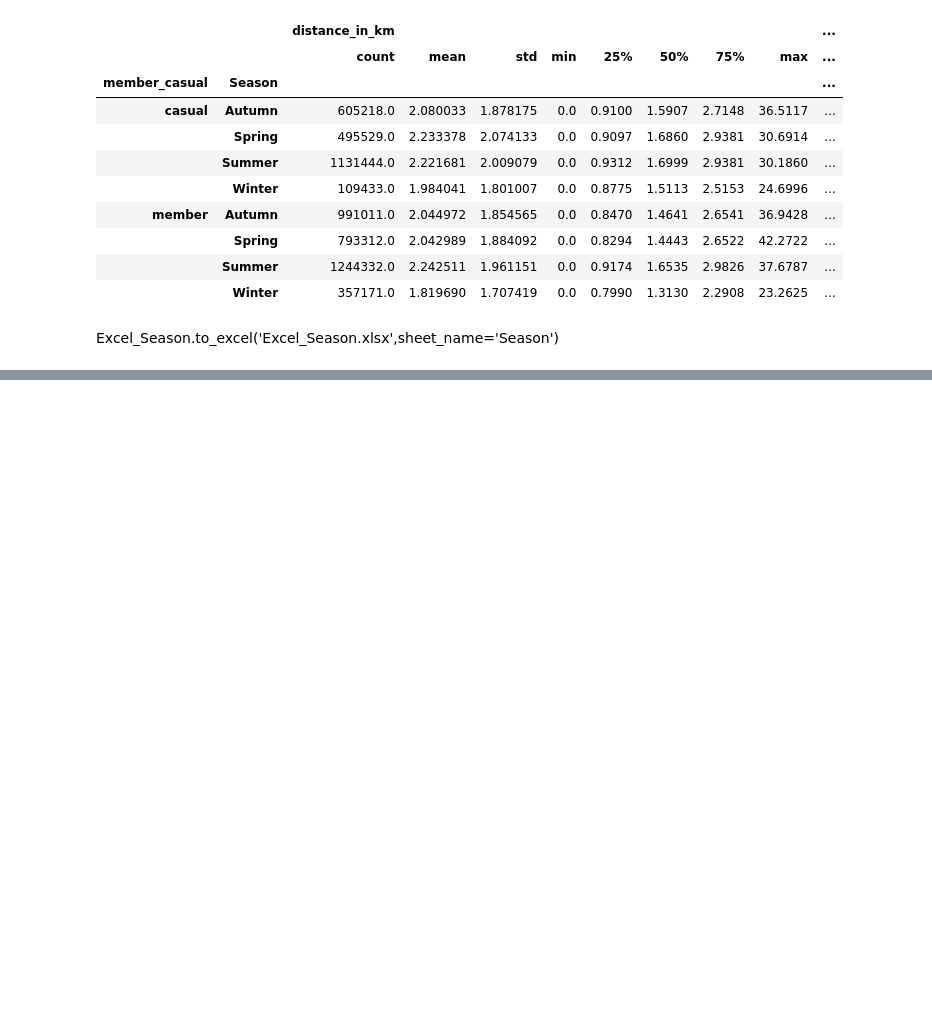
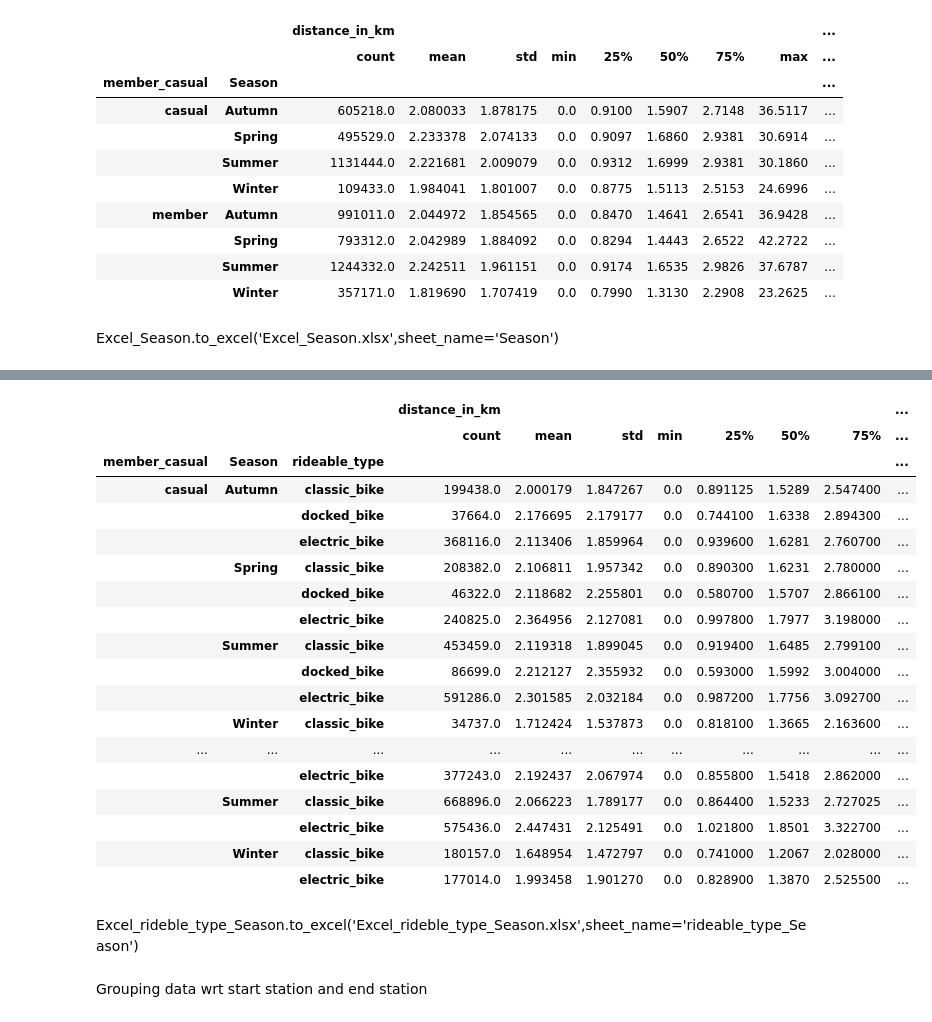
Before and after one commit to Sandeep962/Cyclistic-Bike-Sharing-Company-Case-Study, a Jupyter notebook: BikeSharingDataExploratoryAnalysis1.ipynb, the cells around one changed output, grey strips where cells are left out. Cells and saved outputs as stored; diff of their text form; code cells hidden in the pictures; blank space fills up the shorter version.

```diff
--- a/BikeSharingDataExploratoryAnalysis1.ipynb
+++ b/BikeSharingDataExploratoryAnalysis1.ipynb
@@ -503,3 +579,33 @@ Excel_Season.to_excel('Excel_Season.xlsx',sheet_name='Season')
+# %%
+member_casual_grouped_rideable_type_Season = cleaned_data.groupby(["member_casual","Season","rideable_type"])
+# %%
+Excel_rideble_type_Season = member_casual_grouped_rideable_type_Season[['distance_in_km','Trip_Duration_in_time']].describe()
+# %%
+Excel_rideble_type_Season
+# %% [output]
+|  |  |  | distance_in_km |  |  |  |  |  |  | ... |
+|  |  |  | count | mean | std | min | 25% | 50% | 75% | ... |
+| member_casual | Season | rideable_type |  |  |  |  |  |  |  | ... |
+| casual | Autumn | classic_bike | 199438.0 | 2.000179 | 1.847267 | 0.0 | 0.891125 | 1.5289 | 2.547400 | ... |
+|  |  | docked_bike | 37664.0 | 2.176695 | 2.179177 | 0.0 | 0.744100 | 1.6338 | 2.894300 | ... |
+|  |  | electric_bike | 368116.0 | 2.113406 | 1.859964 | 0.0 | 0.939600 | 1.6281 | 2.760700 | ... |
+|  | Spring | classic_bike | 208382.0 | 2.106811 | 1.957342 | 0.0 | 0.890300 | 1.6231 | 2.780000 | ... |
+|  |  | docked_bike | 46322.0 | 2.118682 | 2.255801 | 0.0 | 0.580700 | 1.5707 | 2.866100 | ... |
+|  |  | electric_bike | 240825.0 | 2.364956 | 2.127081 | 0.0 | 0.997800 | 1.7977 | 3.198000 | ... |
+|  | Summer | classic_bike | 453459.0 | 2.119318 | 1.899045 | 0.0 | 0.919400 | 1.6485 | 2.799100 | ... |
+|  |  | docked_bike | 86699.0 | 2.212127 | 2.355932 | 0.0 | 0.593000 | 1.5992 | 3.004000 | ... |
+|  |  | electric_bike | 591286.0 | 2.301585 | 2.032184 | 0.0 | 0.987200 | 1.7756 | 3.092700 | ... |
+|  | Winter | classic_bike | 34737.0 | 1.712424 | 1.537873 | 0.0 | 0.818100 | 1.3665 | 2.163600 | ... |
+| ... | ... | ... | ... | ... | ... | ... | ... | ... | ... | ... |
+|  |  | electric_bike | 377243.0 | 2.192437 | 2.067974 | 0.0 | 0.855800 | 1.5418 | 2.862000 | ... |
+|  | Summer | classic_bike | 668896.0 | 2.066223 | 1.789177 | 0.0 | 0.864400 | 1.5233 | 2.727025 | ... |
+|  |  | electric_bike | 575436.0 | 2.447431 | 2.125491 | 0.0 | 1.021800 | 1.8501 | 3.322700 | ... |
+|  | Winter | classic_bike | 180157.0 | 1.648954 | 1.472797 | 0.0 | 0.741000 | 1.2067 | 2.028000 | ... |
+|  |  | electric_bike | 177014.0 | 1.993458 | 1.901270 | 0.0 | 0.828900 | 1.3870 | 2.525500 | ... |
+# %% [markdown]
+Excel_rideble_type_Season.to_excel('Excel_rideble_type_Season.xlsx',sheet_name='rideable_type_Season')
+# %% [markdown]
+Grouping data wrt start station and end station
 # %%
 member_casual_grouped_Station_Covered = cleaned_data_unused.groupby(["member_casual",'start_station_id','end_station_id'])
 # %%
```
Also changed, not shown: parts of 34 cells of this notebook.
